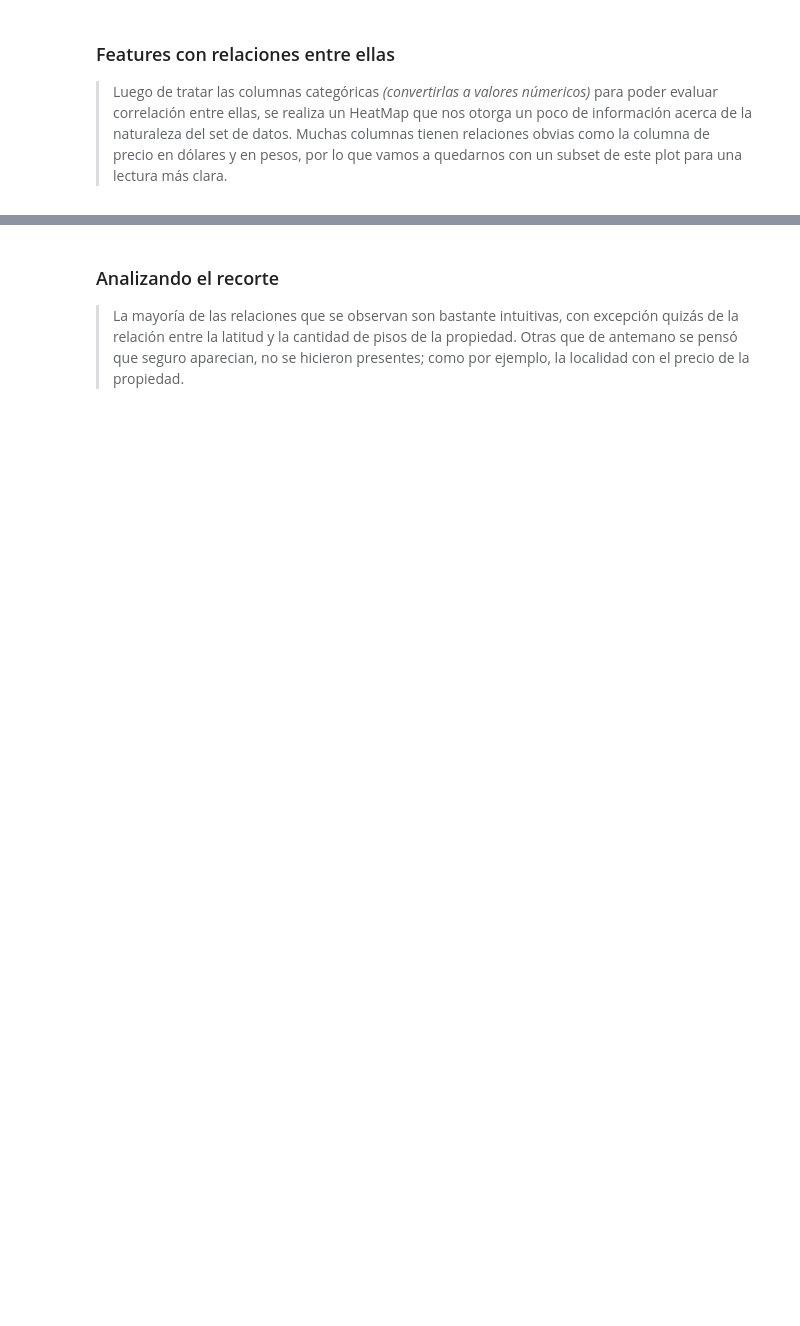
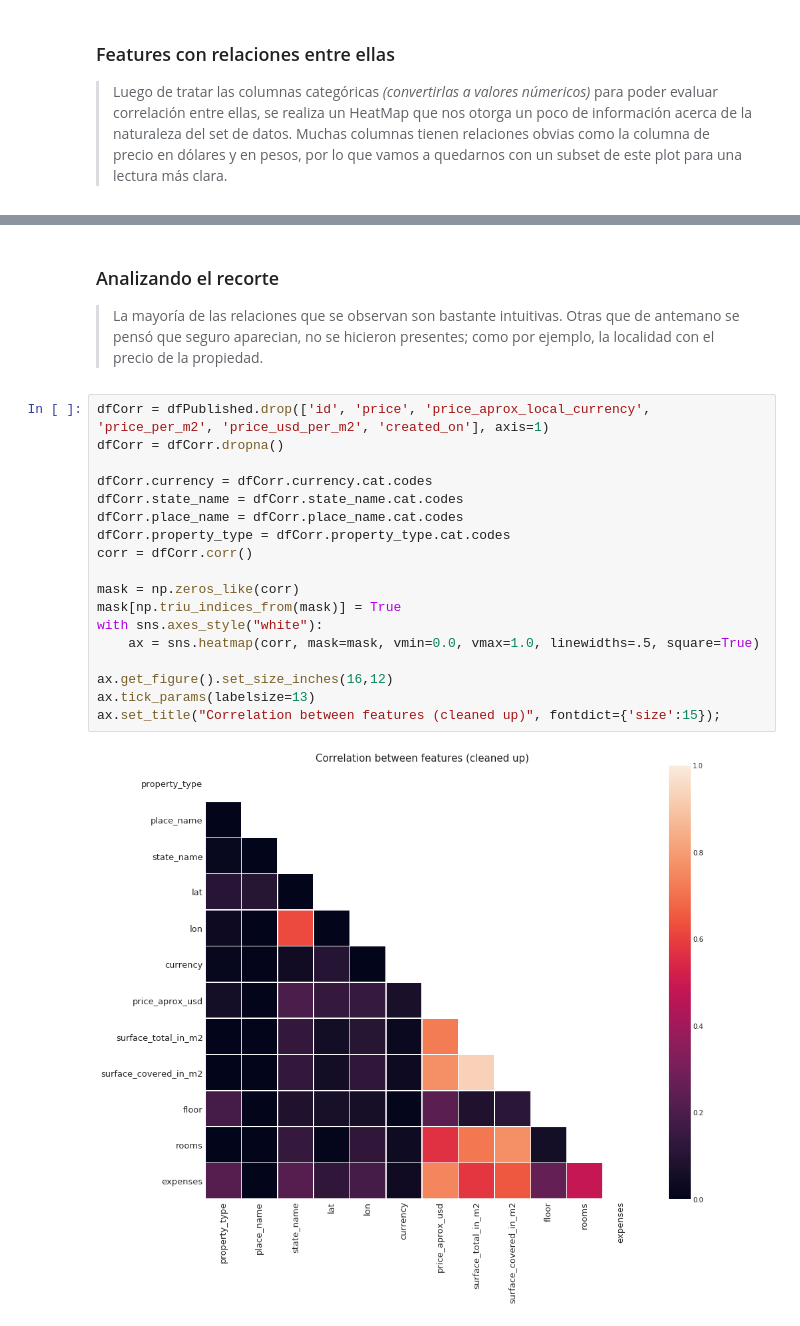
Before and after one commit to fpenovi/BArealEstatePricing, a Jupyter notebook: notebooks/00 - Hello_TP.ipynb, the cells around one changed output, grey strips where cells are left out. Saved outputs shown, nothing was run; the diff lists cells and outputs as text; blank space fills up the shorter version.

```diff
--- a/notebooks/00 - Hello_TP.ipynb
+++ b/notebooks/00 - Hello_TP.ipynb
@@ -191,3 +264,23 @@ ax.set_title("Correlation between features (trimmed)", fontdict={'size':15});
 # %% [markdown]
 ### Analizando el recorte
->La mayoría de las relaciones que se observan son bastante intuitivas, con excepción quizás de la relación entre la latitud y la cantidad de pisos de la propiedad. Otras que de antemano se pensó que seguro aparecian, no se hicieron presentes; como por ejemplo, la localidad con el precio de la propiedad.
+>La mayoría de las relaciones que se observan son bastante intuitivas. Otras que de antemano se pensó que seguro aparecian, no se hicieron presentes; como por ejemplo, la localidad con el precio de la propiedad.
+# %%
+dfCorr = dfPublished.drop(['id', 'price', 'price_aprox_local_currency', 'price_per_m2', 'price_usd_per_m2', 'created_on'], axis=1)
+dfCorr = dfCorr.dropna()
+
+dfCorr.currency = dfCorr.currency.cat.codes
+dfCorr.state_name = dfCorr.state_name.cat.codes
+dfCorr.place_name = dfCorr.place_name.cat.codes
+dfCorr.property_type = dfCorr.property_type.cat.codes
+corr = dfCorr.corr()
+
+mask = np.zeros_like(corr)
+mask[np.triu_indices_from(mask)] = True
+with sns.axes_style("white"):
+    ax = sns.heatmap(corr, mask=mask, vmin=0.0, vmax=1.0, linewidths=.5, square=True)
+
+ax.get_figure().set_size_inches(16,12)
+ax.tick_params(labelsize=13)
+ax.set_title("Correlation between features (cleaned up)", fontdict={'size':15});
+# %% [output]
+[figure, added]
```
Also changed, not shown: parts of 15 cells of this notebook, 2 other files.
